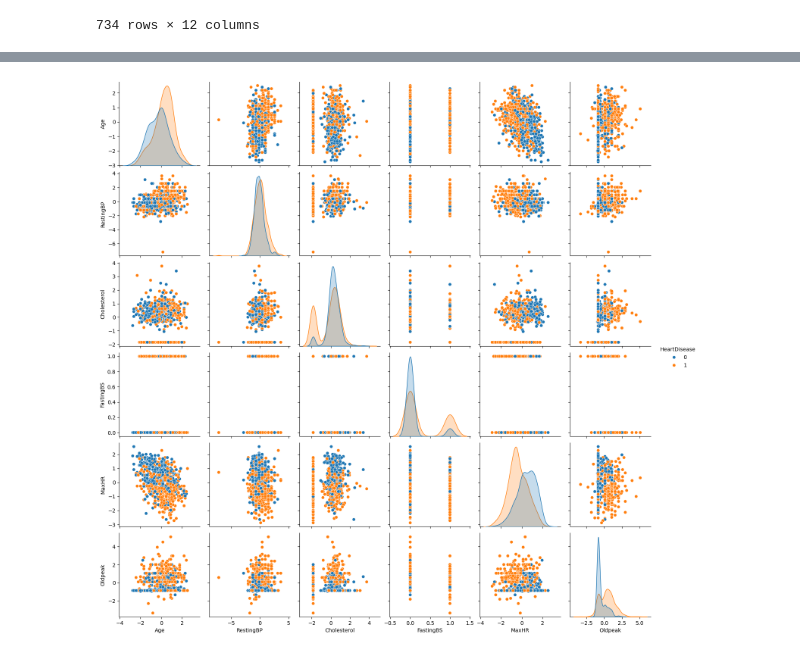
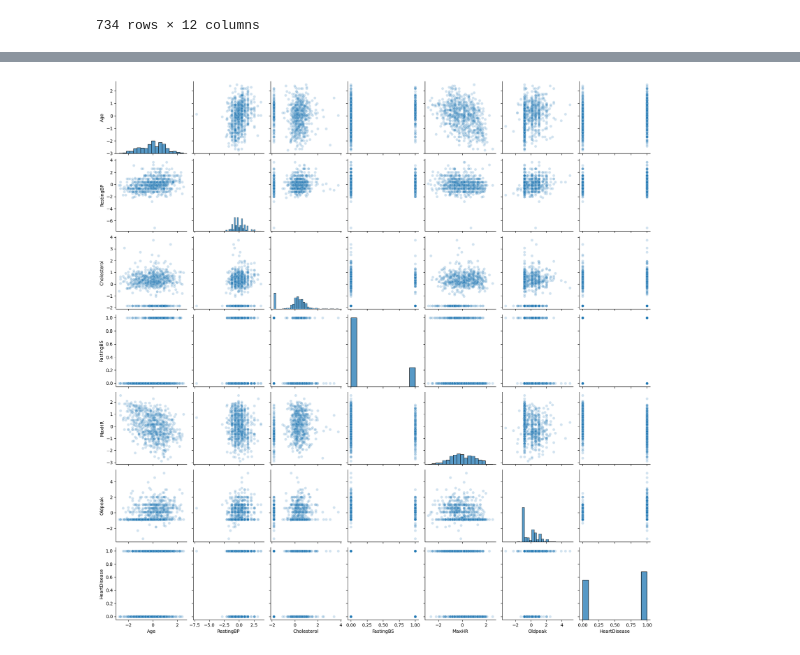
Before and after one commit to Ashura369/Python_and_Data_Science, a Jupyter notebook: 0 ML lecture/9_4 .ipynb, the cells around one changed output, grey strips where cells are left out. Saved outputs shown, nothing was run; the diff lists cells and outputs as text; code cells hidden in the pictures.

```diff
--- a/0 ML lecture/9_4 .ipynb
+++ b/0 ML lecture/9_4 .ipynb
@@ -283,5 +300,7 @@ x_train
 # %%
-sns.pairplot(x_train, hue='HeartDisease')       # the diagram below represents the graph of the scaled datas
+sns.pairplot(x_train, plot_kws={'alpha': 0.2})
+# plot_kws --- contrls the marker transparency, in other words it is used to show the density of the data
+# change the numeric value in the plot_kws to change the transparency of the data
 plt.show()
 # %% [output]
-[figure, old version]
+[figure, new version]
```
Also changed, not shown: parts of 3 cells of this notebook.
